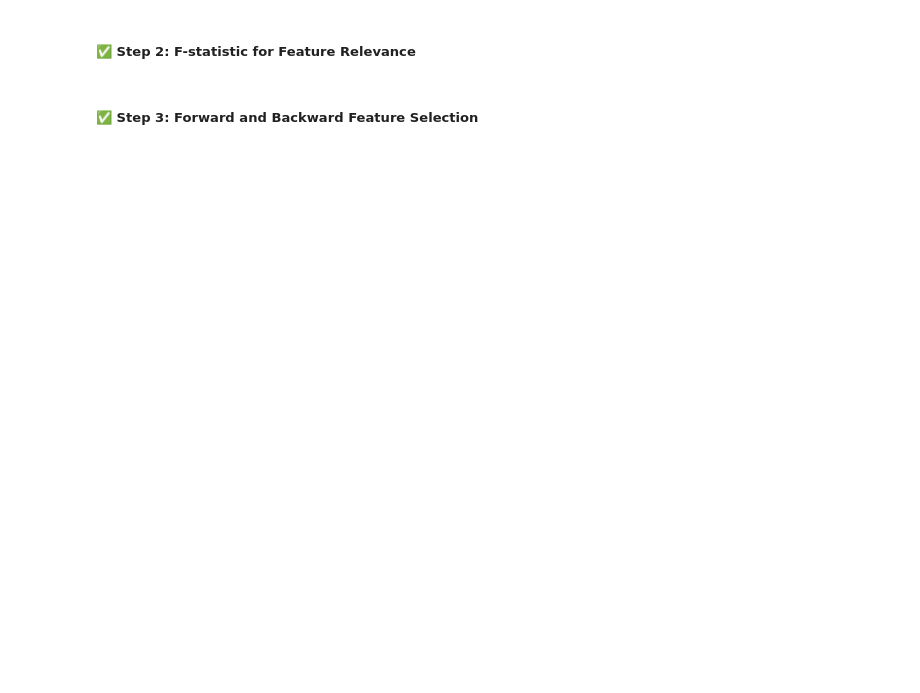
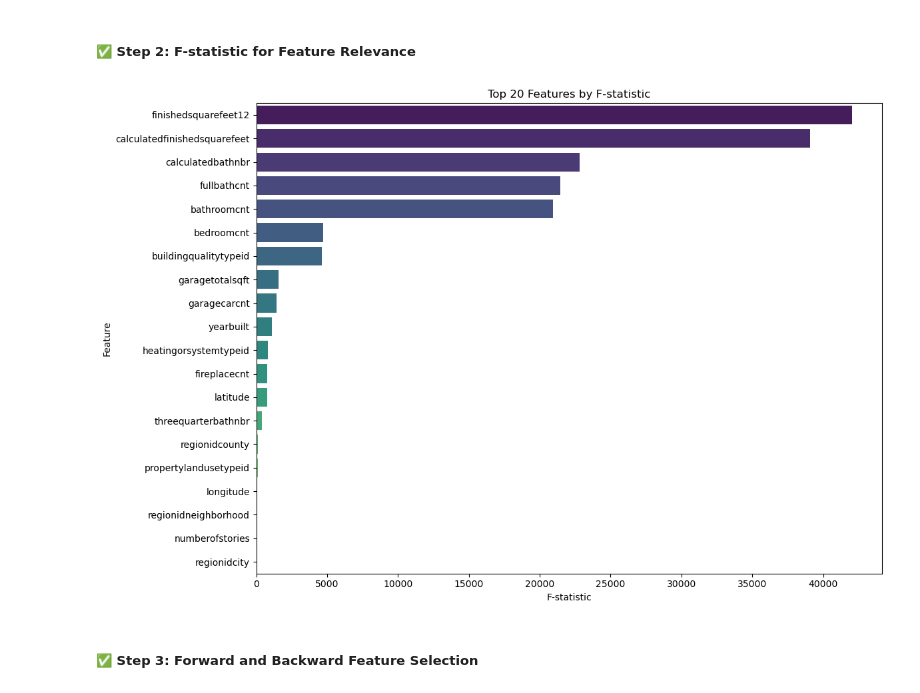
Before and after one commit to tetianakravchuk/MilestoneOneMachineLearning, a Jupyter notebook: Milestone_01.ipynb, the cells around one changed output. Saved outputs shown, nothing was run; the diff lists cells and outputs as text; code cells hidden in the pictures; blank space fills up the shorter version.

```diff
--- a/Milestone_01.ipynb
+++ b/Milestone_01.ipynb
@@ -617,6 +617,17 @@ In this part, we will investigate the feature relationships as a way of understa
         - Run these algorithms to investigate possible feature selection (don't commit to any selections yet)
 
 Your code below, in multiple cells with descriptive comments.
+# %%
+# Clean up data before analyzing feature relationships
+def drop_useless_features(df):
+    high_missing = df.columns[df.isnull().mean() > 0.90]
+    id_like = ['parcelid', 'censustractandblock', 'rawcensustractandblock']
+    single_value = [col for col in df.columns if df[col].nunique() <= 1]
+    drop_cols = list(set(high_missing) | set(id_like) | set(single_value))
+    return df.drop(columns=[col for col in drop_cols if col in df.columns])
+
+# Apply to your imputed dataset
+clean_df = drop_useless_features(imputed_df)
 # %% [markdown]
  ##### ✅ Step 1: Correlation Matrix
 # %%
@@ -662,3 +649,79 @@ plt.show()
+# %%
+import pandas as pd
+import numpy as np
+import seaborn as sns
+import matplotlib.pyplot as plt
+from sklearn.feature_selection import f_regression
+from sklearn.preprocessing import StandardScaler
+
+# Load dataset
+df = pd.read_csv('zillow_dataset.csv')
+
+# Step 1: Drop unsuitable features
+def drop_unsuitable_for_regression(df):
+    drop_cols = [
+        'parcelid', 'assessmentyear', 'censustractandblock',
+        'rawcensustractandblock', 'propertyzoningdesc',
+        'propertycountylandusecode'
+    ]
+    return df.drop(columns=[col for col in drop_cols if col in df.columns])
+
+# Step 2: Drop useless features
+def drop_useless_features(df):
+    high_missing = df.columns[df.isnull().mean() > 0.90]
+    id_like = ['parcelid', 'censustractandblock', 'rawcensustractandblock']
+    single_value = [col for col in df.columns if df[col].nunique() <= 1]
+    drop_cols = list(set(high_missing) | set(id_like) | set(single_value))
+    return df.drop(columns=[col for col in drop_cols if col in df.columns])
+
+# Step 3: Impute missing values
+def impute_missing_values(df):
+    df_imputed = df.copy()
+    numeric_cols = df_imputed.select_dtypes(include=['float64', 'int64']).columns
+    for col in numeric_cols:
+        df_imputed[col] = df_imputed[col].fillna(df_imputed[col].median())
+    cat_cols = df_imputed.select_dtypes(include='object').columns
+    for col in cat_cols:
+        df_imputed[col] = df_imputed[col].fillna(df_imputed[col].mode()[0])
+    return df_imputed
+
+# Step 4: Encode categoricals
+def encode_categoricals(df):
+    df_encoded = df.copy()
+    cat_cols = df_encoded.select_dtypes(include='object').columns
+    return pd.get_dummies(df_encoded, columns=cat_cols, drop_first=True)
+
+# Run preprocessing steps
+df_clean = drop_unsuitable_for_regression(df)
+df_clean = drop_useless_features(df_clean)
+df_clean = impute_missing_values(df_clean)
+df_clean = encode_categoricals(df_clean)
+
+# F-statistics and Visualization
+X = df_clean.drop(columns=['taxvaluedollarcnt'])
+y = df_clean['taxvaluedollarcnt']
+
+# Scale features (optional but good)
+X_scaled = StandardScaler().fit_transform(X)
+
+# Compute F-statistic and p-values
+F_values, p_values = f_regression(X_scaled, y)
+
+# Create DataFrame of results
+f_stat_df = pd.DataFrame({
+    'Feature': X.columns,
+    'F-statistic': F_values,
+    'p-value': p_values
+}).sort_values(by='F-statistic', ascending=False)
+
+# Plot F-statistics
+plt.figure(figsize=(12, 8))
+sns.barplot(data=f_stat_df.head(20), x='F-statistic', y='Feature', palette='viridis')
+plt.title('Top 20 Features by F-statistic')
+plt.tight_layout()
+plt.show()
+# %% [output]
+[figure, added]
 # %% [markdown]
   ##### ✅ Step 3: Forward and Backward Feature Selection
 # %%
```
Also changed, not shown: parts of 7 cells of this notebook.
